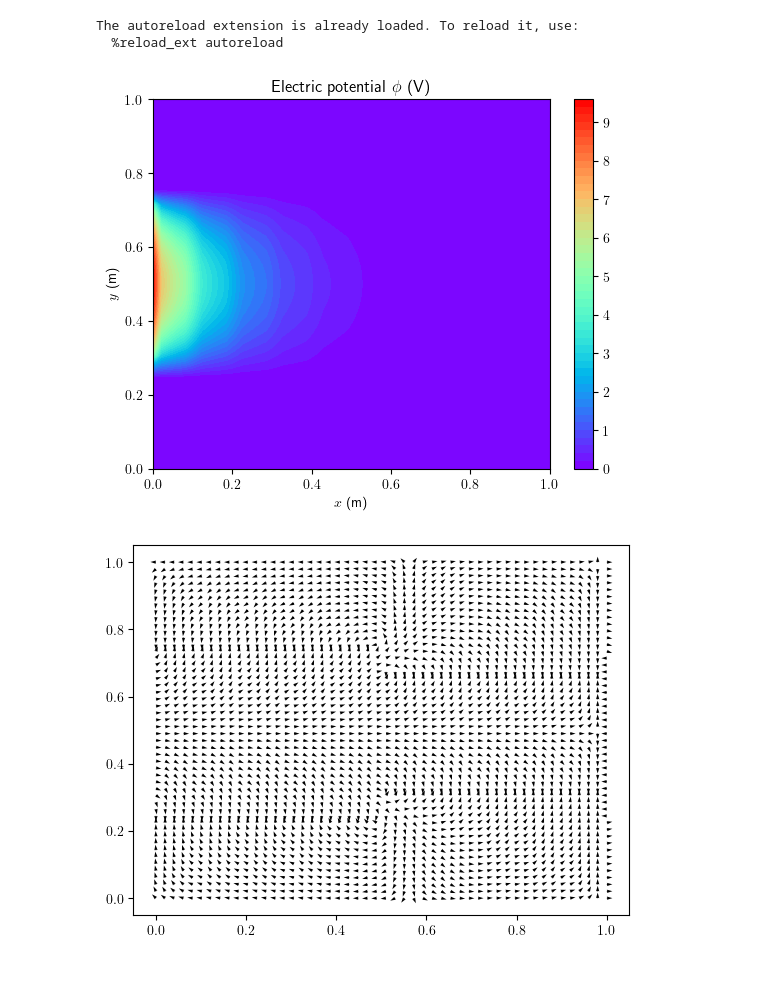
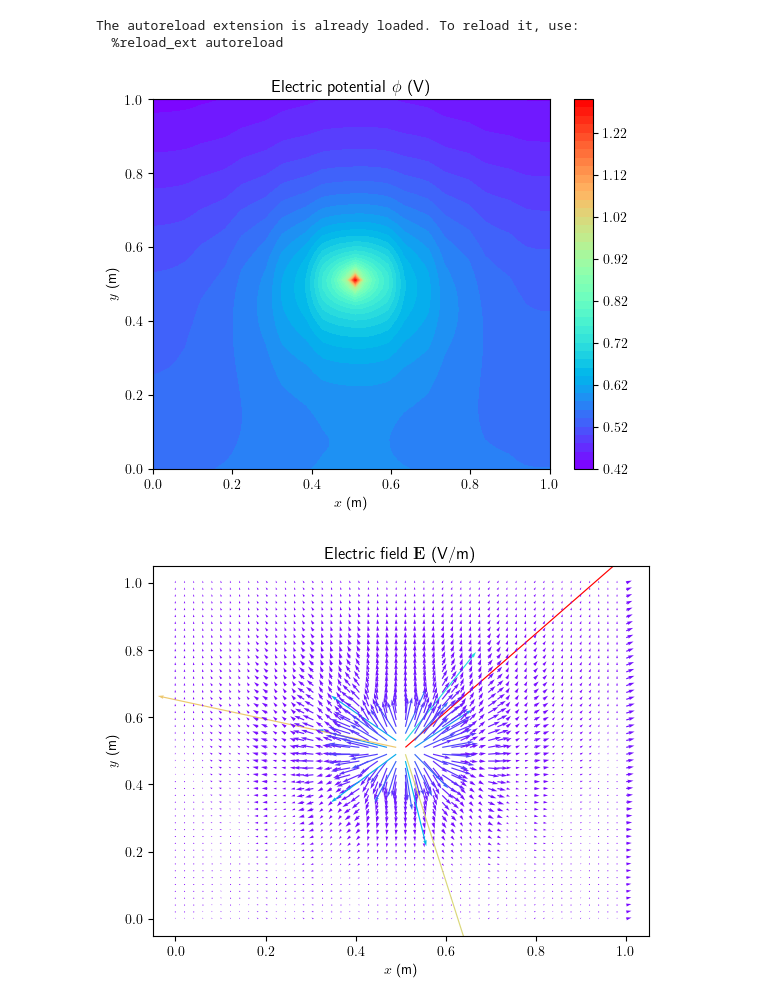
Before and after one commit to Devoev/multiphysics, a Jupyter notebook: main.ipynb, the cells around one changed output. Drawn from its saved outputs; the diff is of its cells as text; code cells hidden in the pictures; blank space fills up the shorter version.

Commit message:
added plot_field updated signature of plot_pot updated plots in main.ipynb

```diff
--- a/main.ipynb
+++ b/main.ipynb
@@ -37,8 +38,8 @@ for i in range(int(n/2)):
         idx_bc_2.append(msh.idx(i, int(3*n/4), k))
         idx_bc_2.append(msh.idx(i+int(n/2), int(2*n/3), k))
 
-bc[idx_bc_1] = 0
-bc[idx_bc_2] = V0
+# bc[idx_bc_1] = 0
+# bc[idx_bc_2] = V0
 # %%
 ## Current excitation
 I0 = 1e7
@@ -49,6 +50,7 @@ g,_,_ = create_top_mats(msh)
 # i[msh.idx(int(n/2), int(n/2), np.arange(nz)) + 2*msh.np] = I0
 # q = -g.T @ i
 idx = [msh.idx(0, int(n/2 + i), np.arange(nz)) for i in np.linspace(-10, 10)]
+idx = msh.idx(int(n/2), int(n/2), np.arange(nz))
 q = np.zeros(msh.np)
 q[idx] = I0
 # %%
@@ -60,29 +62,13 @@ phi = solve_poisson(msh, q, sig, bc)
 ## Plot phi
 plot_pot(msh, phi, nz=2, levels=n, cmap='rainbow', title='Electric potential $\phi$ (V)')
 # %% [output]
-[figure, old version]
+[figure, new version]
-# %%
-def plot_field(u: np.ndarray, z: int):
-    x, y = np.meshgrid(xmesh, ymesh)
-    ux = u[0:msh.np]
-    ux = np.reshape(ux, (msh.nz, msh.ny, msh.nx))
-    ux = ux[z,:,:]
-    uy = u[msh.np:2*msh.np]
-    uy = np.reshape(uy, (msh.nz, msh.ny, msh.nx))
-    uy = uy[z,:,:]
-
-    # Normalize
-    magnitude = np.sqrt(ux**2 + uy**2)
-    ux = ux / magnitude
-    uy = uy / magnitude
-
-    plt.quiver(x, y, ux, uy)
 # %%
 # Electrical field
 e = -g @ phi
-plot_field(e, 2)
+plot_field(msh, e, nz=2, cmap='rainbow', title=r'Electric field $\mathbf{E}$ (V/m)')
 # %% [output]
-[figure, old version]
+[figure, new version]
 # %%
 ## Power calculation
 m_sig = create_p2d_mat(msh, sig)    # Conductivity matrix
```
Also changed, not shown: parts of 3 cells of this notebook, 2 other files.
